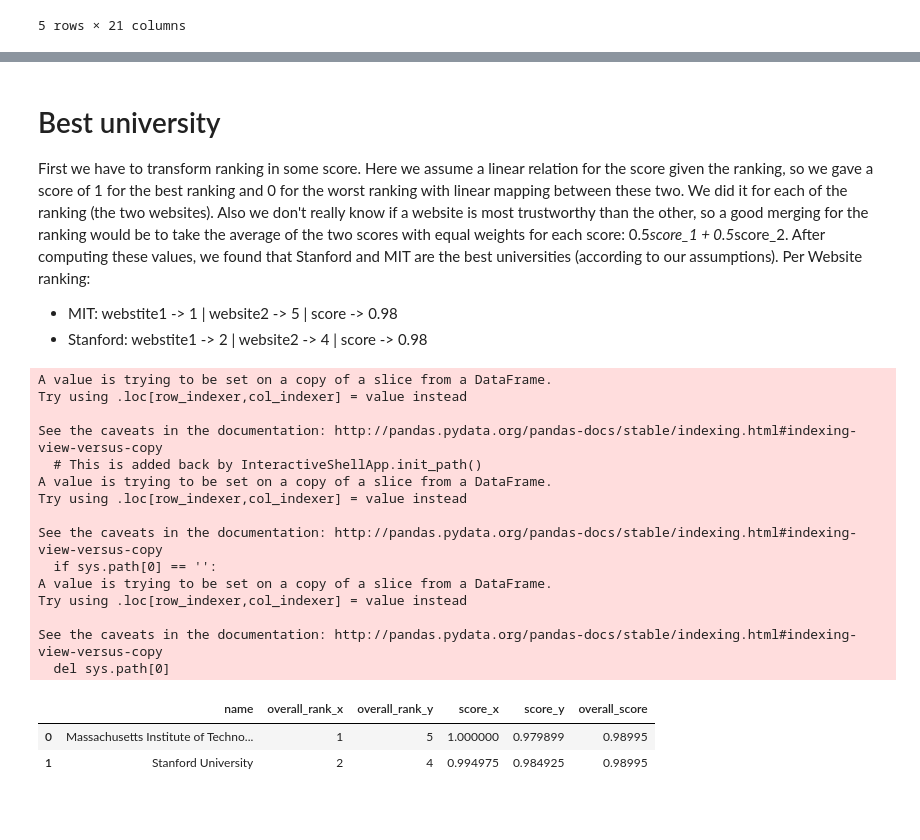
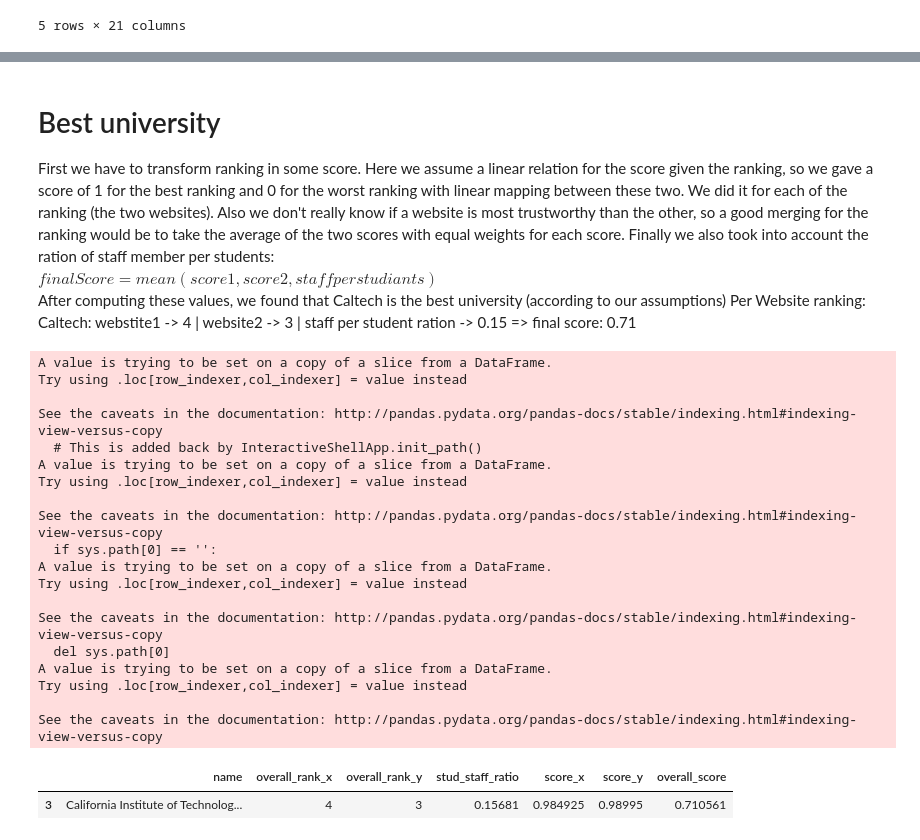
Before and after one commit to Timonzimm/CS-401, a Jupyter notebook: HW02/Homework 2.ipynb, the cells around one changed output, grey strips where cells are left out. Drawn from its saved outputs; the diff is of its cells as text; code cells hidden in the pictures; blank space fills up the shorter version.

```diff
--- a/HW02/Homework 2.ipynb
+++ b/HW02/Homework 2.ipynb
@@ -334,43 +442,50 @@ plt.show()
 
 First we have to transform ranking in some score. Here we assume a linear relation for the score given the ranking,
 so we gave a score of 1 for the best ranking and 0 for the worst ranking with linear mapping between these two. We did it for each of the ranking (the two websites).
-Also we don't really know if a website is most trustworthy than the other, so a good merging for the ranking would be to take the average of the two scores with equal weights for each score: 0.5*score_1 + 0.5*score_2.
-After computing these values, we found that Stanford and MIT are the best universities (according to our assumptions).
-Per Website ranking:
-- MIT:      webstite1 -> 1 | website2 -> 5 | score -> 0.98
-- Stanford: webstite1 -> 2 | website2 -> 4 | score -> 0.98
+Also we don't really know if a website is most trustworthy than the other, so a good merging for the ranking would be to take the average of the two scores with equal weights for each score.
+Finally we also took into account the ration of staff member per students: <br />
+$finalScore = mean(score1, score2, staff per studiants)$ <br />
+After computing these values, we found that Caltech is the best university (according to our assumptions)
+Per Website ranking: <br />
+Caltech:      webstite1 -> 4 | website2 -> 3 | staff per student ration -> 0.15  => final score: 0.71
 # %%
 r = merged[['name', 'overall_rank_x', 'overall_rank_y']]
 r.head()
 
 def lin(df):
     best_rank = df.min()
     worst_rank = df.max()
     a = 1 / (best_rank - worst_rank)
     b = 1 - a*best_rank
     return df.apply(lambda x: a*x + b)
 
+r['stud_staff_ratio'] = merged[['faculty_international_x', 'faculty_international_y']].mean(axis=1) / \
+                        merged[['students_total_x', 'students_total_y']].mean(axis=1)
 r['score_x'] = lin(r['overall_rank_x'])
 r['score_y'] = lin(r['overall_rank_y'])
-r['overall_score'] = 0.5*r['score_x'] + 0.5*r['score_y']
+r['overall_score'] = r[['score_x', 'score_y', 'stud_staff_ratio']].mean(axis=1)
+r = r.dropna()
 
 r[r['overall_score'] == r['overall_score'].max()]
 # %% [output]
 A value is trying to be set on a copy of a slice from a DataFrame.
 Try using .loc[row_indexer,col_indexer] = value instead
 
 See the caveats in the documentation: http://pandas.pydata.org/pandas-docs/stable/indexing.html#indexing-view-versus-copy
   # This is added back by InteractiveShellApp.init_path()
 A value is trying to be set on a copy of a slice from a DataFrame.
 Try using .loc[row_indexer,col_indexer] = value instead
 
 See the caveats in the documentation: http://pandas.pydata.org/pandas-docs/stable/indexing.html#indexing-view-versus-copy
   if sys.path[0] == '':
 A value is trying to be set on a copy of a slice from a DataFrame.
 Try using .loc[row_indexer,col_indexer] = value instead
 
 See the caveats in the documentation: http://pandas.pydata.org/pandas-docs/stable/indexing.html#indexing-view-versus-copy
   del sys.path[0]
+A value is trying to be set on a copy of a slice from a DataFrame.
+Try using .loc[row_indexer,col_indexer] = value instead
+
+See the caveats in the documentation: http://pandas.pydata.org/pandas-docs/stable/indexing.html#indexing-view-versus-copy
-|  | name | overall_rank_x | overall_rank_y | score_x | score_y | overall_score |
-| 0 | Massachusetts Institute of Techno... | 1 | 5 | 1.000000 | 0.979899 | 0.98995 |
-| 1 | Stanford University | 2 | 4 | 0.994975 | 0.984925 | 0.98995 |
+|  | name | overall_rank_x | overall_rank_y | stud_staff_ratio | score_x | score_y | overall_score |
+| 3 | California Institute of Technolog... | 4 | 3 | 0.15681 | 0.984925 | 0.98995 | 0.710561 |
```
Also changed, not shown: parts of 4 cells of this notebook.
